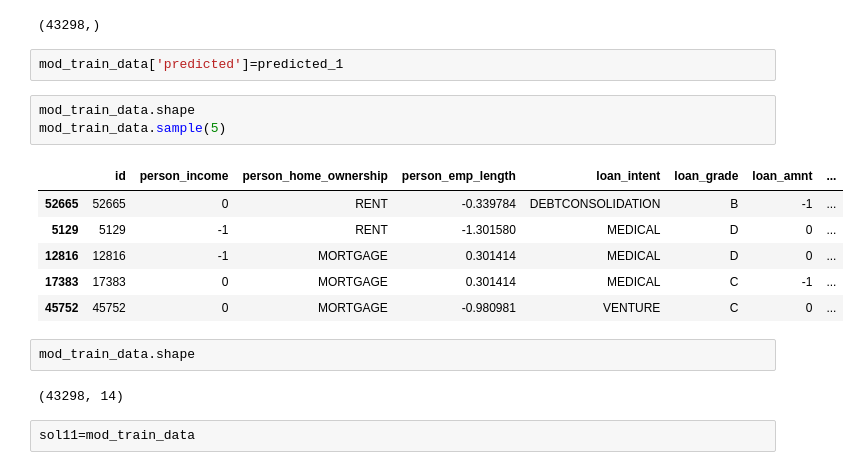
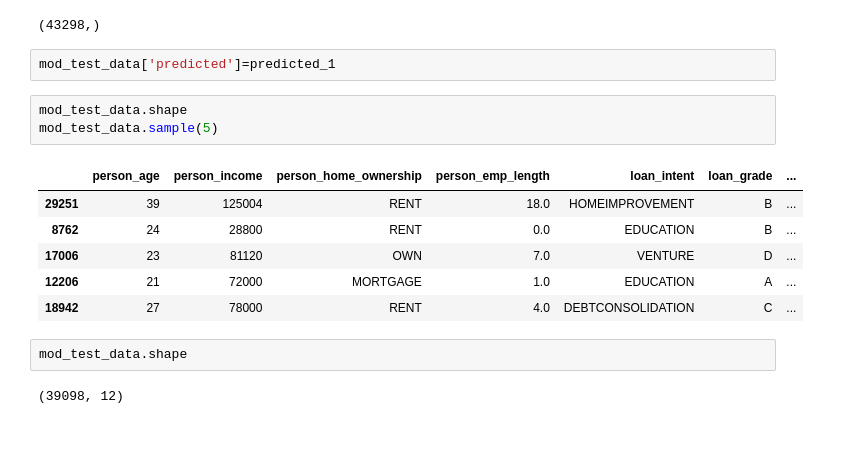
Before and after one commit to ankitg-02/kaggle-competition, a Jupyter notebook: Loan_approval_1.ipynb, the cells around one changed output. Saved outputs shown, nothing was run; the diff lists cells and outputs as text; blank space fills up the shorter version.

```diff
--- a/Loan_approval_1.ipynb
+++ b/Loan_approval_1.ipynb
@@ -801,20 +801,18 @@ predicted_1.shape
 # %% [output]
 (43298,)
 # %%
-mod_train_data['predicted']=predicted_1
+mod_test_data['predicted']=predicted_1
 # %%
-mod_train_data.shape
-mod_train_data.sample(5)
+mod_test_data.shape
+mod_test_data.sample(5)
 # %% [output]
-|  | id | person_income | person_home_ownership | person_emp_length | loan_intent | loan_grade | loan_amnt | ... |
-| 52665 | 52665 | 0 | RENT | -0.339784 | DEBTCONSOLIDATION | B | -1 | ... |
-| 5129 | 5129 | -1 | RENT | -1.301580 | MEDICAL | D | 0 | ... |
-| 12816 | 12816 | -1 | MORTGAGE | 0.301414 | MEDICAL | D | 0 | ... |
-| 17383 | 17383 | 0 | MORTGAGE | 0.301414 | MEDICAL | C | -1 | ... |
-| 45752 | 45752 | 0 | MORTGAGE | -0.980981 | VENTURE | C | 0 | ... |
+|  | person_age | person_income | person_home_ownership | person_emp_length | loan_intent | loan_grade | ... |
+| 29251 | 39 | 125004 | RENT | 18.0 | HOMEIMPROVEMENT | B | ... |
+| 8762 | 24 | 28800 | RENT | 0.0 | EDUCATION | B | ... |
+| 17006 | 23 | 81120 | OWN | 7.0 | VENTURE | D | ... |
+| 12206 | 21 | 72000 | MORTGAGE | 1.0 | EDUCATION | A | ... |
+| 18942 | 27 | 78000 | RENT | 4.0 | DEBTCONSOLIDATION | C | ... |
 # %%
-mod_train_data.shape
+mod_test_data.shape
 # %% [output]
-(43298, 14)
+(39098, 12)
-# %%
-sol11=mod_train_data
```
Also changed, not shown: parts of 9 cells of this notebook.
